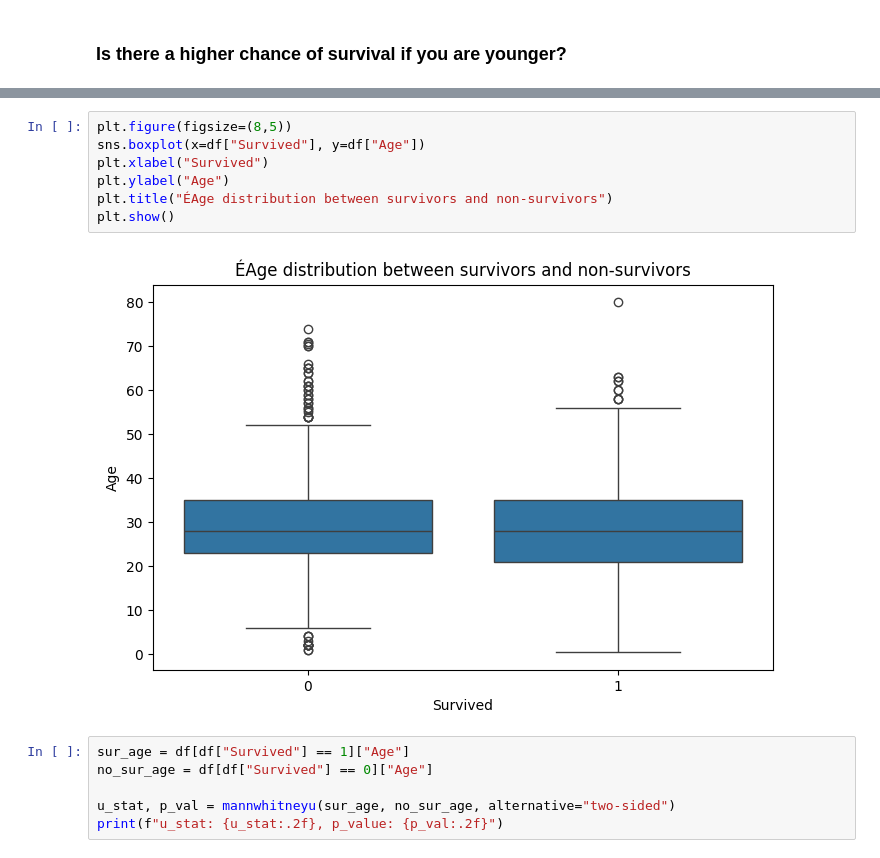
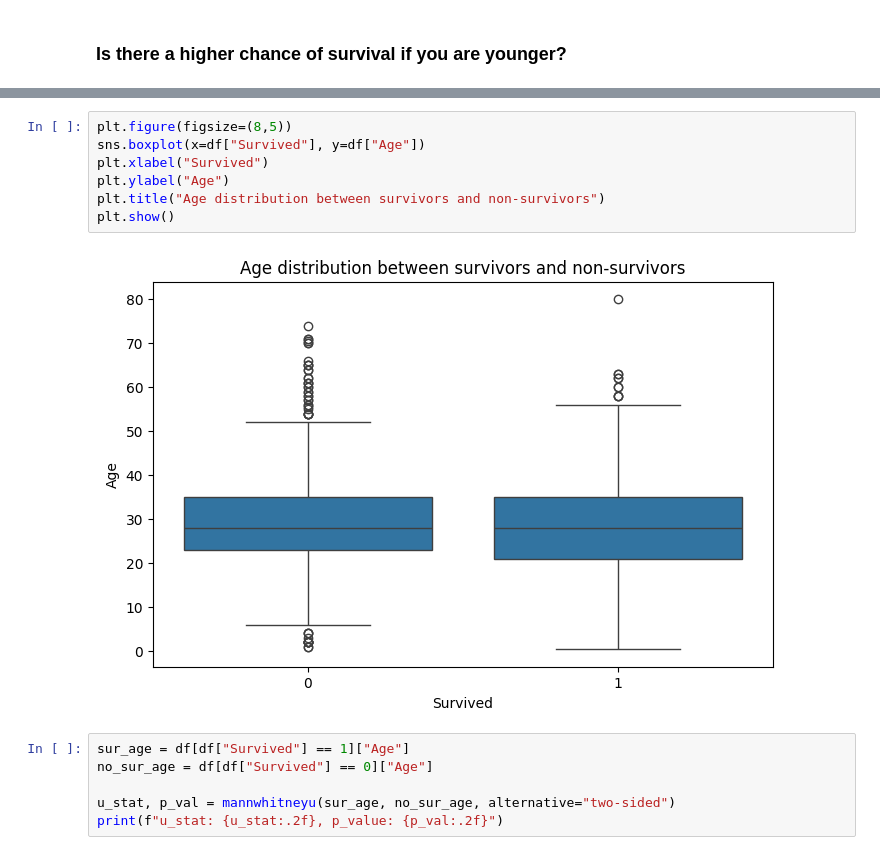
Before and after one commit to DanielSzakacs/ML-Titanic-Machine-Learning-from-Disaster, a Jupyter notebook: notebooks/eda.ipynb, the cells around one changed output, grey strips where cells are left out. Saved outputs shown, nothing was run; the diff lists cells and outputs as text.

```diff
--- a/notebooks/eda.ipynb
+++ b/notebooks/eda.ipynb
@@ -444,12 +445,12 @@ There is a big changse to survive if your in our 20th 30th
 # %%
 plt.figure(figsize=(8,5))
 sns.boxplot(x=df["Survived"], y=df["Age"])
 plt.xlabel("Survived")
 plt.ylabel("Age")
-plt.title("ÉAge distribution between survivors and non-survivors")
+plt.title("Age distribution between survivors and non-survivors")
 plt.show()
 # %% [output]
-[figure, old version]
+[figure, new version]
 # %%
 sur_age = df[df["Survived"] == 1]["Age"]
 no_sur_age = df[df["Survived"] == 0]["Age"]
```
Also changed, not shown: parts of 6 cells of this notebook.
